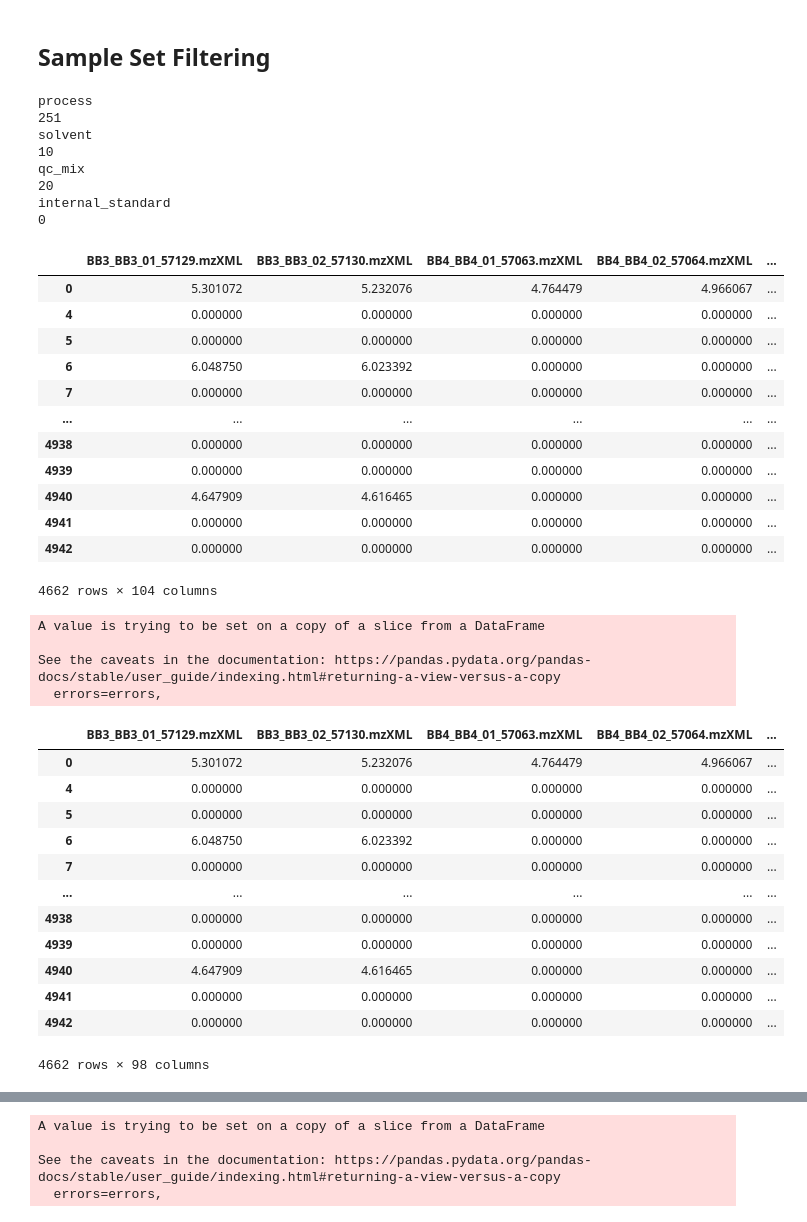
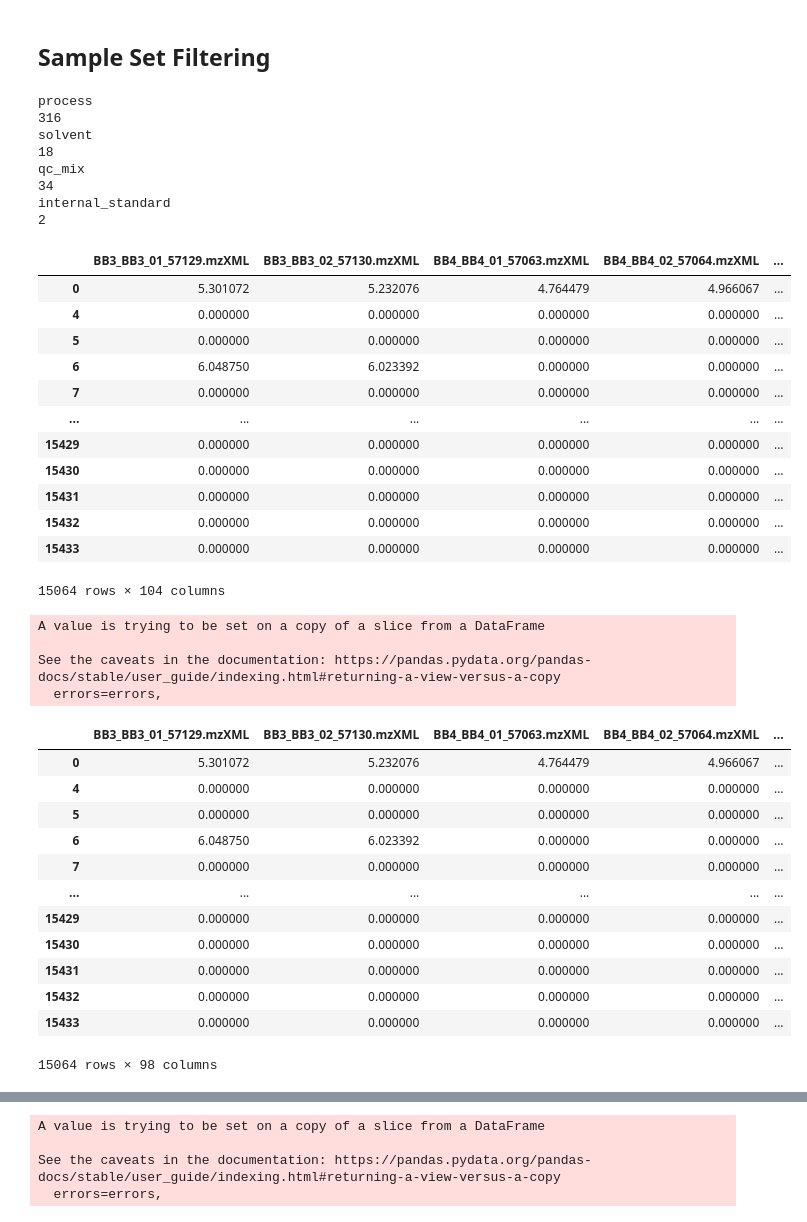
Before and after one commit to c-leber/ORCA, a Jupyter notebook: ORCA.ipynb, the cells around one changed output, grey strips where cells are left out. Saved outputs shown, nothing was run; the diff lists cells and outputs as text; code cells hidden in the pictures.

```diff
--- a/ORCA.ipynb
+++ b/ORCA.ipynb
@@ -34,7 +39,7 @@ This cell contains the first variable that you need to assign, if you are using
 
 Note: If you already have a features vs samples bucket table, and are not trying to use ORCA for MS1 Feature Processing, please proceed to the section in the notebook titled **Analyses**
 # %%
-path_to_sample_directory = './'
+path_to_sample_directory = '../Guam_Mb_comps/' #last character should always be '/'
 
 #######################################################################################################
 
@@ -57,7 +83,7 @@ fns
 ### Load metadata for mzXML files
 This cell contains another variable for you to assign - the path to a metadata file, that has information about your samples. At minimum, this file needs a column titled 'filename' that includes the filename (including the .mzXML extension) for each of your samples. If this notebook is in the same folder as your metadata file, the path should be './*name-of-metadata-file.csv*'. After you set the path, run the cell and it should display your metadata file as a table, with two additional columns added that include modified versions of the filenames - these are important for mapping metadata later on in the analyses.
 # %%
-path_to_metadata = './metadata_laulauamide.csv'
+path_to_metadata = '../Guam_Mb_comps/metadata.csv'
 
 ##############################################################################################################
 #load in metadata file, mapping file names to other information
@@ -302,7 +420,7 @@ Note: All of the following code is setup to work on a bucket table that is arran
 
 **If you used the MS1 Feature Processing to generate a bucket table above, you can skip the following cell.**
 # %%
-buckettable_path = '../../MZmine-2.53-Windows/Mb_MS_0_gnpsfilt_quant.csv'
+buckettable_path = '../../MZmine-2.53-Windows/Mb_MS_0_quant.csv'
 drop_columns = ['Unnamed: 159', 'row ID', 'row m/z', 'row retention time']
 col_ref = True
 drop_rows = []
@@ -519,13 +637,13 @@ for blank in label_to_drop:
     df_transformed.drop(df_transformed[md.query(query)['filename']][df_transformed[md.query(query)['filename']].T.median() > 0].index, axis = 0, inplace=True)
 # %% [output]
 process
-251
+316
 solvent
-10
+18
 qc_mix
-20
+34
 internal_standard
-0
+2
 # %%
 # remove blanks
 filterby = 'SampleType'
@@ -545,40 +663,40 @@ df_transformed
 | 6 | 6.048750 | 6.023392 | 0.000000 | 0.000000 | ... |
 | 7 | 0.000000 | 0.000000 | 0.000000 | 0.000000 | ... |
 | ... | ... | ... | ... | ... | ... |
-| 4938 | 0.000000 | 0.000000 | 0.000000 | 0.000000 | ... |
-| 4939 | 0.000000 | 0.000000 | 0.000000 | 0.000000 | ... |
-| 4940 | 4.647909 | 4.616465 | 0.000000 | 0.000000 | ... |
-| 4941 | 0.000000 | 0.000000 | 0.000000 | 0.000000 | ... |
-| 4942 | 0.000000 | 0.000000 | 0.000000 | 0.000000 | ... |
+| 15429 | 0.000000 | 0.000000 | 0.000000 | 0.000000 | ... |
+| 15430 | 0.000000 | 0.000000 | 0.000000 | 0.000000 | ... |
+| 15431 | 0.000000 | 0.000000 | 0.000000 | 0.000000 | ... |
+| 15432 | 0.000000 | 0.000000 | 0.000000 | 0.000000 | ... |
+| 15433 | 0.000000 | 0.000000 | 0.000000 | 0.000000 | ... |
-4662 rows × 104 columns
+15064 rows × 104 columns
 # %%
 # remove non Mb (Panama, unknown, Puerto Rico)
 filterby = 'ATTRIBUTE_collection_region'
-label_to_drop = 'unknown'
+label_to_drop = 'Puerto Rico'
 filename_column = 'filename'
 
 ################################################################################################
 query = filterby + ' == "' + label_to_drop + '"'
 df_transformed.drop(list(md.query(query)['filename']), axis = 1, inplace=True)
 df_transformed
 # %% [output]
 A value is trying to be set on a copy of a slice from a DataFrame
 
 See the caveats in the documentation: https://pandas.pydata.org/pandas-docs/stable/user_guide/indexing.html#returning-a-view-versus-a-copy
   errors=errors,
 |  | BB3_BB3_01_57129.mzXML | BB3_BB3_02_57130.mzXML | BB4_BB4_01_57063.mzXML | BB4_BB4_02_57064.mzXML | ... |
 | 0 | 5.301072 | 5.232076 | 4.764479 | 4.966067 | ... |
 | 4 | 0.000000 | 0.000000 | 0.000000 | 0.000000 | ... |
 | 5 | 0.000000 | 0.000000 | 0.000000 | 0.000000 | ... |
 | 6 | 6.048750 | 6.023392 | 0.000000 | 0.000000 | ... |
 | 7 | 0.000000 | 0.000000 | 0.000000 | 0.000000 | ... |
 | ... | ... | ... | ... | ... | ... |
-| 4938 | 0.000000 | 0.000000 | 0.000000 | 0.000000 | ... |
-| 4939 | 0.000000 | 0.000000 | 0.000000 | 0.000000 | ... |
-| 4940 | 4.647909 | 4.616465 | 0.000000 | 0.000000 | ... |
-| 4941 | 0.000000 | 0.000000 | 0.000000 | 0.000000 | ... |
-| 4942 | 0.000000 | 0.000000 | 0.000000 | 0.000000 | ... |
+| 15429 | 0.000000 | 0.000000 | 0.000000 | 0.000000 | ... |
+| 15430 | 0.000000 | 0.000000 | 0.000000 | 0.000000 | ... |
+| 15431 | 0.000000 | 0.000000 | 0.000000 | 0.000000 | ... |
+| 15432 | 0.000000 | 0.000000 | 0.000000 | 0.000000 | ... |
+| 15433 | 0.000000 | 0.000000 | 0.000000 | 0.000000 | ... |
-4662 rows × 98 columns
+15064 rows × 98 columns
 # %%
 sum(df_transformed['BF11_dil2x_BF11_01_57203.mzXML'] > 0)
 # %%
```
Also changed, not shown: parts of 16 cells of this notebook.
